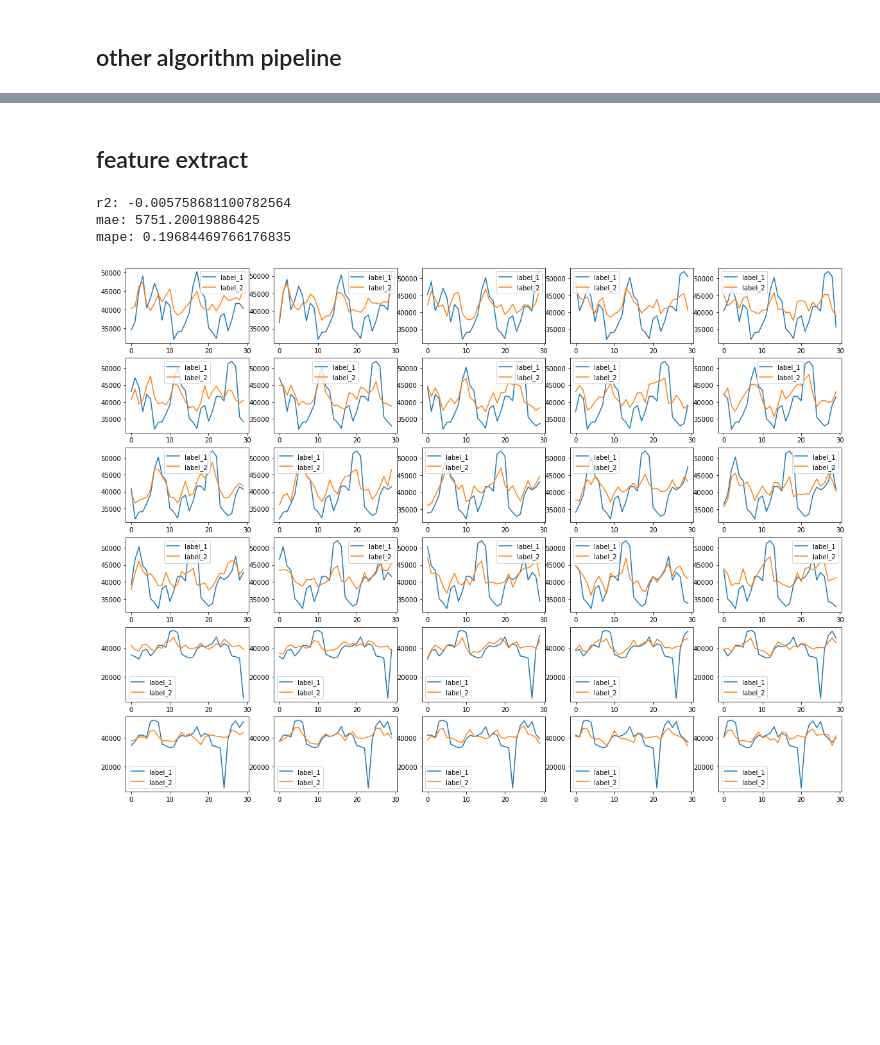
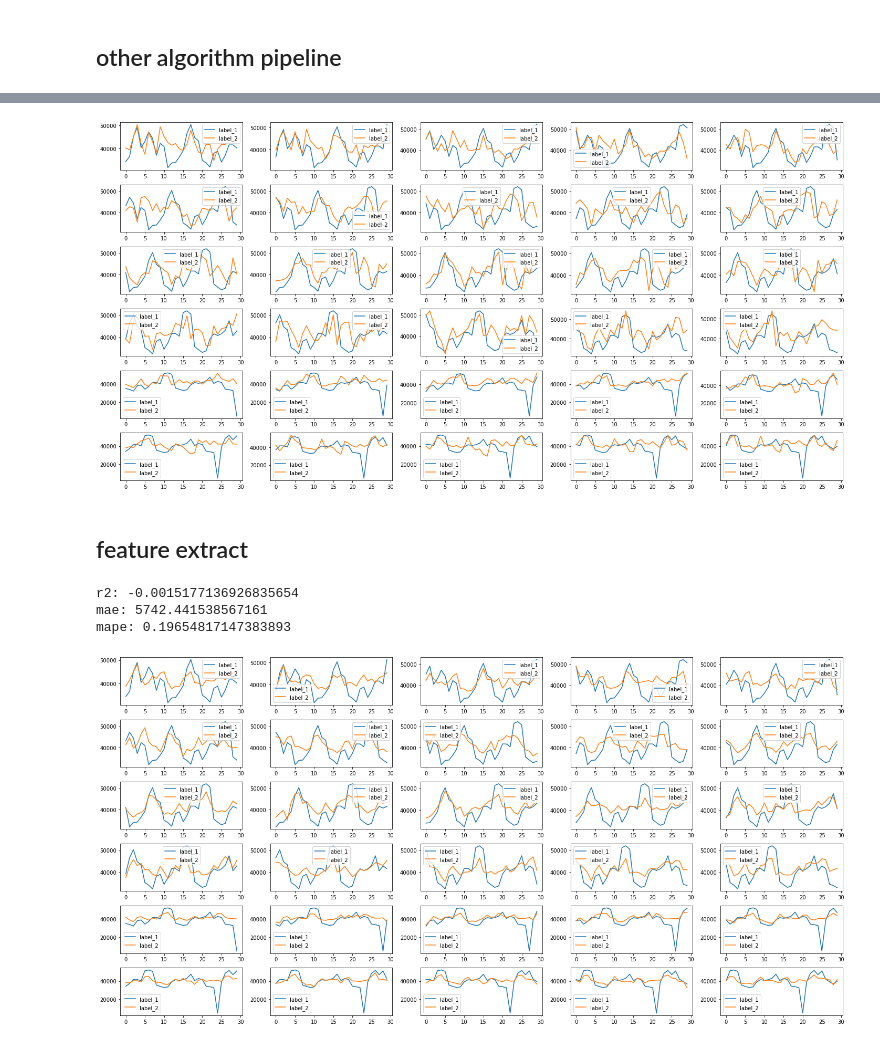
Before and after one commit to BirchKwok/spinesTS, a Jupyter notebook: examples/MultiOutputForecast & Pipeline.ipynb, the cells around one changed output, grey strips where cells are left out. Cells and saved outputs as stored; diff of their text form; code cells hidden in the pictures; blank space fills up the shorter version.

```diff
--- a/examples/MultiOutputForecast & Pipeline.ipynb
+++ b/examples/MultiOutputForecast & Pipeline.ipynb
@@ -70,5 +65,5 @@ x_train_cs, x_test_cs, y_train_cs, y_test_cs = split_series(cs_data, cs_data, 42
 # %%
 # Supermarket Incoming data
 incoming = LoadSupermarketIncoming()
-ds = incoming.data['goods_cnt']
+ds = incoming.dataset['goods_cnt']
 x_train, x_test, y_train, y_test = split_series(ds, ds, 30, 30, train_size=0.8)
@@ -95,12 +70,11 @@ mape: 1.0577195059278606
 # %%
 multi_reg = Pipeline([
     ('sc', StandardScaler()),
-    ('multi_reg', MultiOutputRegressor(CatBoostRegressor(use_best_model=True)))
+    ('multi_reg', MultiOutputRegressor(LGBMRegressor()))
 ])
-multi_reg.fit(x_train, y_train, eval_set=(x_test, y_test), use_best_model=True, verbose=0)
+multi_reg.fit(x_train, y_train, eval_set=(x_test, y_test), verbose=0)
 y_pred = multi_reg.predict(x_test)
 print(f"r2: {r2_score(y_test.T, y_pred.T)}")
 print(f"mae: {mean_absolute_error(y_test, y_pred)}")
 print(f"mape: {mean_absolute_percentage_error(y_test, y_pred)}")
-plot2d(y_test, y_pred)
 # %% [output]
@@ -248,21 +84,25 @@ mape: 0.22846379231615507
+# %%
+a = plot2d(y_test, y_pred, figsize=(20, 10), eval_slices='[:30]')
+# %% [output]
+[figure, added]
 # %% [markdown]
 ## feature extract
 # %%
 from spinesTS.feature_extract import FeatureExtractor
 from catboost import CatBoostRegressor
 multi_reg = Pipeline([
     ('fe', FeatureExtractor()),
     ('sc', StandardScaler()),
     ('multi_reg', MultiOutputRegressor(CatBoostRegressor(use_best_model=True)))
 ])
 multi_reg.fit(x_train, y_train, eval_set=([x_test, y_test]), use_best_model=True, verbose=0)
 y_pred = multi_reg.predict(x_test)
 print(f"r2: {r2_score(y_test.T, y_pred.T)}")
 print(f"mae: {mean_absolute_error(y_test, y_pred)}")
 print(f"mape: {mean_absolute_percentage_error(y_test, y_pred)}")
-plot2d(y_test, y_pred)
+a = plot2d(y_test, y_pred, figsize=(20, 10), eval_slices='[:30]')
 # %% [output]
-r2: -0.005758681100782564
-mae: 5751.20019886425
-mape: 0.19684469766176835
+r2: -0.0015177136926835654
+mae: 5742.441538567161
+mape: 0.19654817147383893
-[figure, old version]
+[figure, new version]
```
Also changed, not shown: parts of 16 cells of this notebook, 3 other files.
